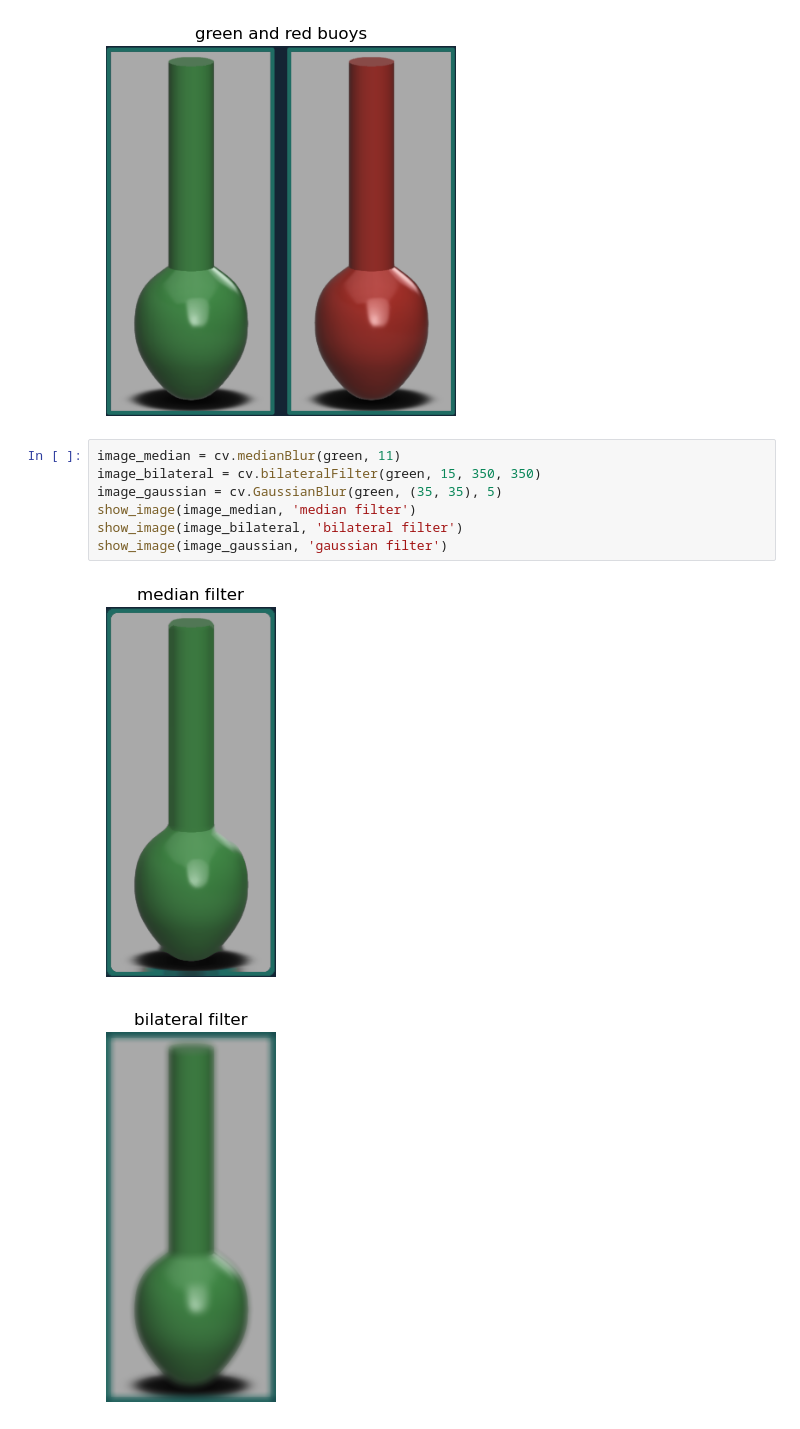
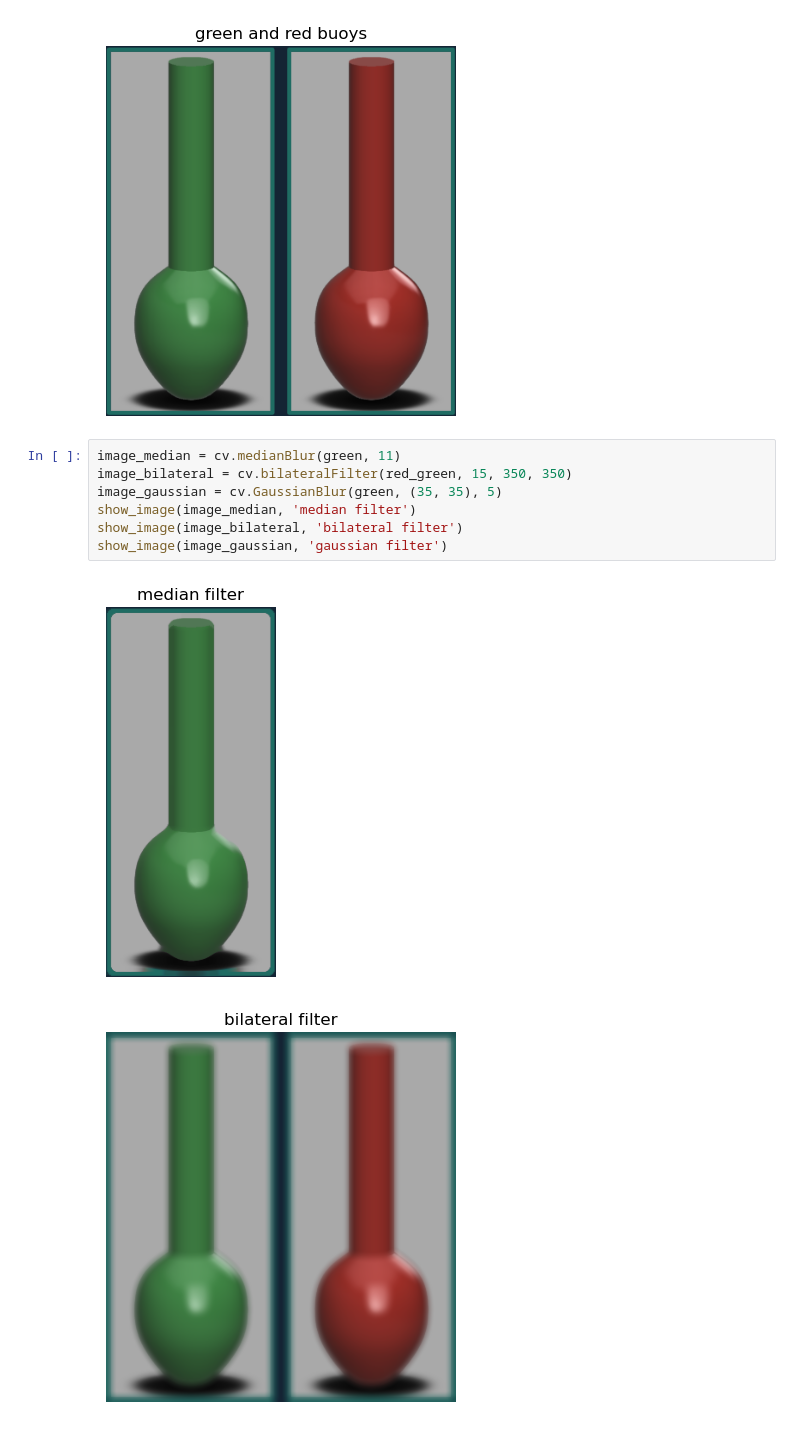
Before and after one commit to PaintDumpster/ec_vision, a Jupyter notebook: src/vision.ipynb, the cells around one changed output. Cells and saved outputs as stored; diff of their text form.

Commit message:
added image processing masks for red and green buoys

```diff
--- a/src/vision.ipynb
+++ b/src/vision.ipynb
@@ -28,14 +28,14 @@ show_image(red_green, 'green and red buoys')
 [figure]
 # %%
 image_median = cv.medianBlur(green, 11)
-image_bilateral = cv.bilateralFilter(green, 15, 350, 350)
+image_bilateral = cv.bilateralFilter(red_green, 15, 350, 350)
 image_gaussian = cv.GaussianBlur(green, (35, 35), 5)
 show_image(image_median, 'median filter')
 show_image(image_bilateral, 'bilateral filter')
 show_image(image_gaussian, 'gaussian filter')
 # %% [output]
 [figure]
-[figure, old version]
+[figure, new version]
 [figure]
 # %%
 hsv_color = cv.cvtColor(image_bilateral, cv.COLOR_BGR2HSV)
```
Also changed, not shown: parts of 4 cells of this notebook.
